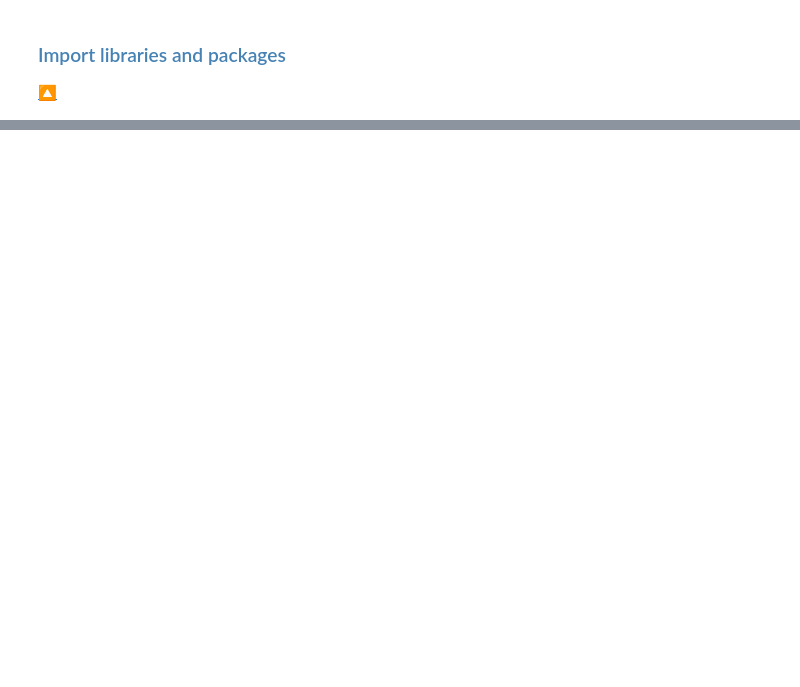
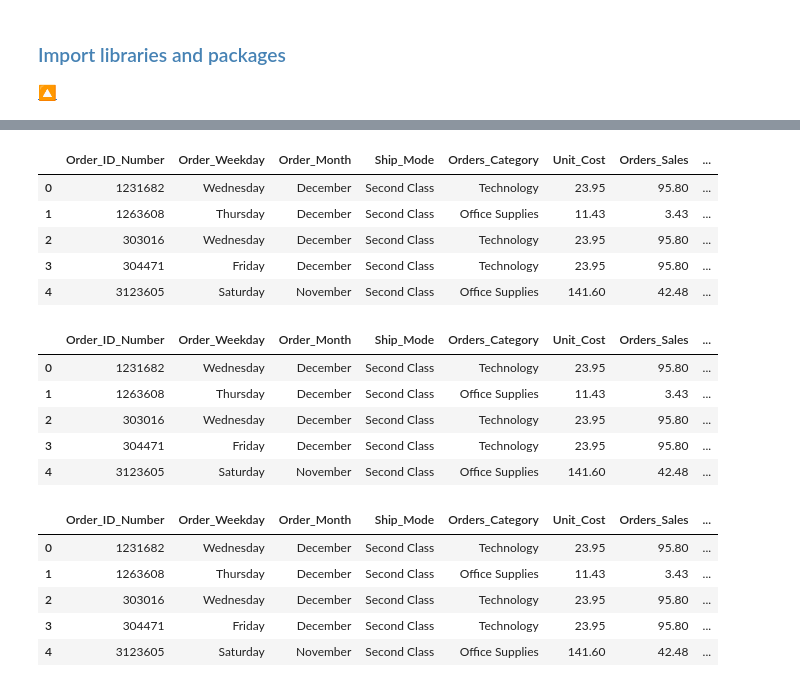
Before and after one commit to stevearchuleta/Superstore_Project_2023, a Jupyter notebook: jupyter_notebooks/Unsupervised Learning.ipynb, the cells around one changed output, grey strips where cells are left out. Saved outputs shown, nothing was run; the diff lists cells and outputs as text; code cells hidden in the pictures; blank space fills up the shorter version.

```diff
--- a/jupyter_notebooks/Unsupervised Learning.ipynb
+++ b/jupyter_notebooks/Unsupervised Learning.ipynb
@@ -72,4 +68,9 @@ ModuleNotFoundError: No module named 'yellowbrick'
 # %%
+# read the orders.cleaned pickle file
+# read the returns.cleaned pickle file
+orders_cleaned = pd.read_pickle("../data/orders_cleaned.pkl")
+returns_cleaned = pd.read_pickle("../data/returns_cleaned.pkl")
+
 # read the orders.scaled pickle file
 # read the returns.scaled pickle file
 orders_scaled = pd.read_pickle("../data/orders_scaled.pkl")
@@ -76,0 +341,25 @@ returns_scaled = pd.read_pickle("../data/returns_scaled.pkl")
+# %%
+display_side_by_side(
+    orders_cleaned_k3.head(),
+    orders_cleaned_k4.head(),
+    orders_cleaned_k5.head(),
+)
+# %% [output]
+|  | Order_ID_Number | Order_Weekday | Order_Month | Ship_Mode | Orders_Category | Unit_Cost | Orders_Sales | ... |
+| 0 | 1231682 | Wednesday | December | Second Class | Technology | 23.95 | 95.80 | ... |
+| 1 | 1263608 | Thursday | December | Second Class | Office Supplies | 11.43 | 3.43 | ... |
+| 2 | 303016 | Wednesday | December | Second Class | Technology | 23.95 | 95.80 | ... |
+| 3 | 304471 | Friday | December | Second Class | Technology | 23.95 | 95.80 | ... |
+| 4 | 3123605 | Saturday | November | Second Class | Office Supplies | 141.60 | 42.48 | ... |
+|  | Order_ID_Number | Order_Weekday | Order_Month | Ship_Mode | Orders_Category | Unit_Cost | Orders_Sales | ... |
+| 0 | 1231682 | Wednesday | December | Second Class | Technology | 23.95 | 95.80 | ... |
+| 1 | 1263608 | Thursday | December | Second Class | Office Supplies | 11.43 | 3.43 | ... |
+| 2 | 303016 | Wednesday | December | Second Class | Technology | 23.95 | 95.80 | ... |
+| 3 | 304471 | Friday | December | Second Class | Technology | 23.95 | 95.80 | ... |
+| 4 | 3123605 | Saturday | November | Second Class | Office Supplies | 141.60 | 42.48 | ... |
+|  | Order_ID_Number | Order_Weekday | Order_Month | Ship_Mode | Orders_Category | Unit_Cost | Orders_Sales | ... |
+| 0 | 1231682 | Wednesday | December | Second Class | Technology | 23.95 | 95.80 | ... |
+| 1 | 1263608 | Thursday | December | Second Class | Office Supplies | 11.43 | 3.43 | ... |
+| 2 | 303016 | Wednesday | December | Second Class | Technology | 23.95 | 95.80 | ... |
+| 3 | 304471 | Friday | December | Second Class | Technology | 23.95 | 95.80 | ... |
+| 4 | 3123605 | Saturday | November | Second Class | Office Supplies | 141.60 | 42.48 | ... |
```
Also changed, not shown: parts of 28 cells of this notebook, 3 other files.
